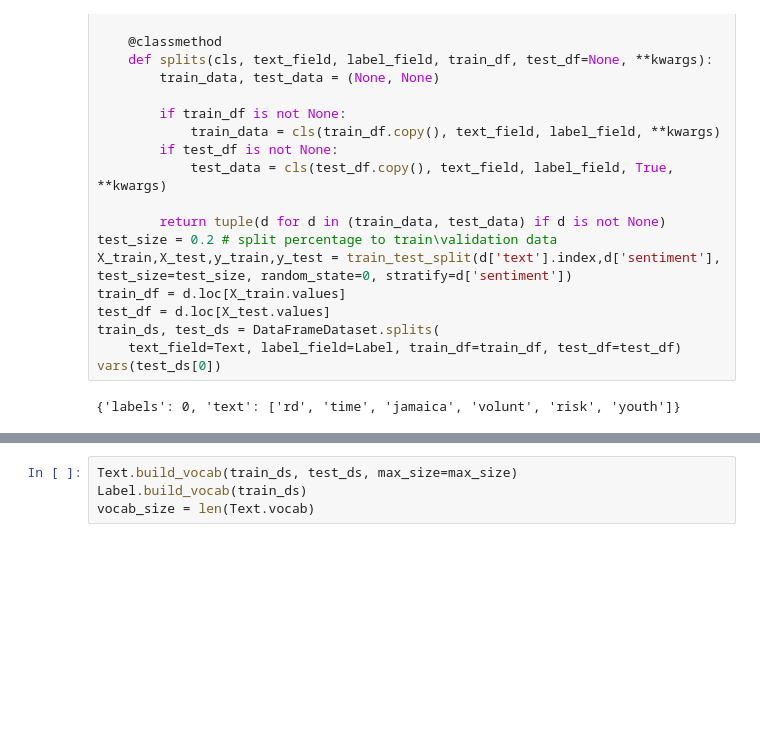
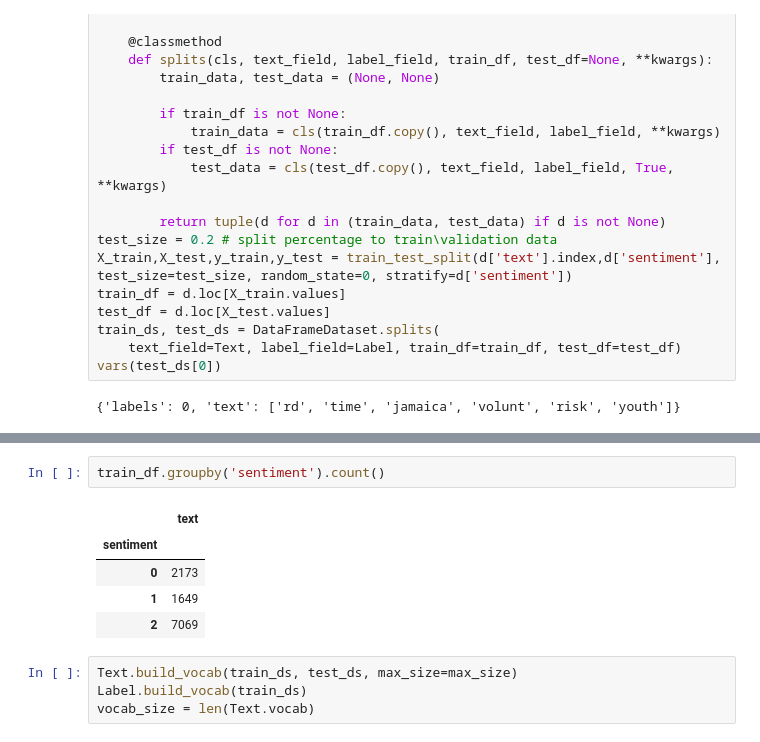
Before and after one commit to alimoezzi/deepLearningRecipes, a Jupyter notebook: pytorch_twitter_sentiment_analysis.ipynb, the cells around one changed output, grey strips where cells are left out. Drawn from its saved outputs; the diff is of its cells as text; blank space fills up the shorter version.

```diff
--- a/pytorch_twitter_sentiment_analysis.ipynb
+++ b/pytorch_twitter_sentiment_analysis.ipynb
@@ -311,3 +321,11 @@ vars(test_ds[0])
+# %%
+train_df.groupby('sentiment').count()
+# %% [output]
+|  | text |
+| sentiment |  |
+| 0 | 2173 |
+| 1 | 1649 |
+| 2 | 7069 |
 # %%
 Text.build_vocab(train_ds, test_ds, max_size=max_size)
 Label.build_vocab(train_ds)
```
Also changed, not shown: parts of 2 cells of this notebook.
